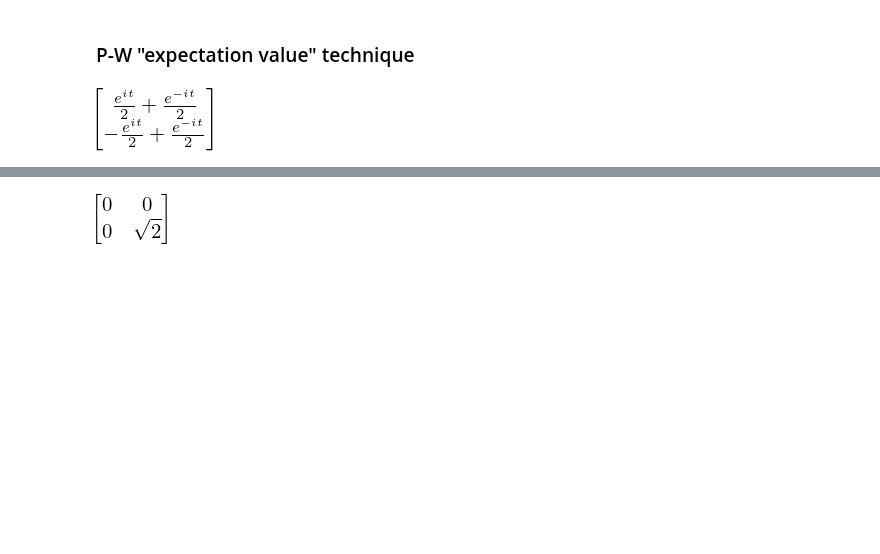
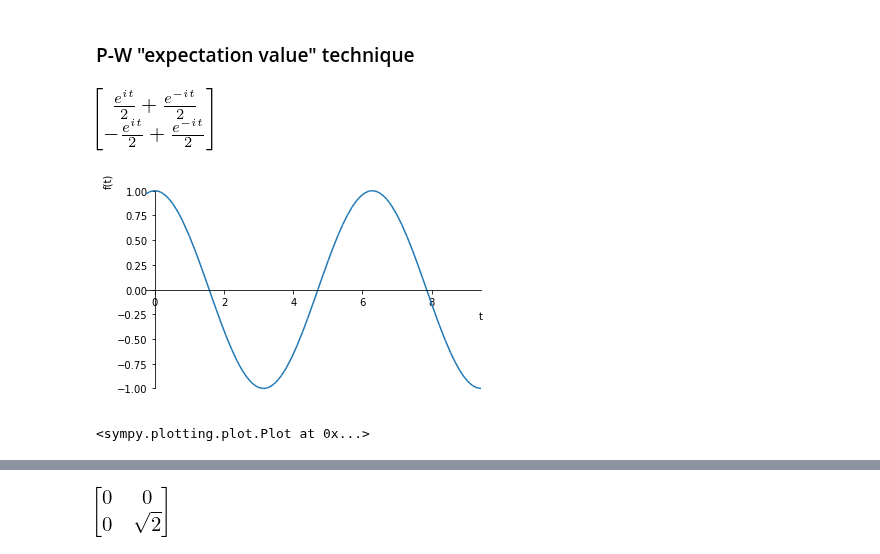
Before and after one commit to gderosa/timeq, a Jupyter notebook: comp/jupyter/detect.ipynb, the cells around one changed output, grey strips where cells are left out. Drawn from its saved outputs; the diff is of its cells as text; code cells hidden in the pictures; blank space fills up the shorter version.

```diff
--- a/comp/jupyter/detect.ipynb
+++ b/comp/jupyter/detect.ipynb
@@ -82,4 +94,9 @@ def psi_unitary(_t):
 psi_unitary(t)
 # %% [output]
 [figure]
+# %%
+plot(re(psi_unitary(t)[0]), (t, -0.25, 3*pi))
+# %% [output]
+[figure, added]
+<sympy.plotting.plot.Plot at 0x...>
 # %%
```
Also changed, not shown: parts of 5 cells of this notebook.
